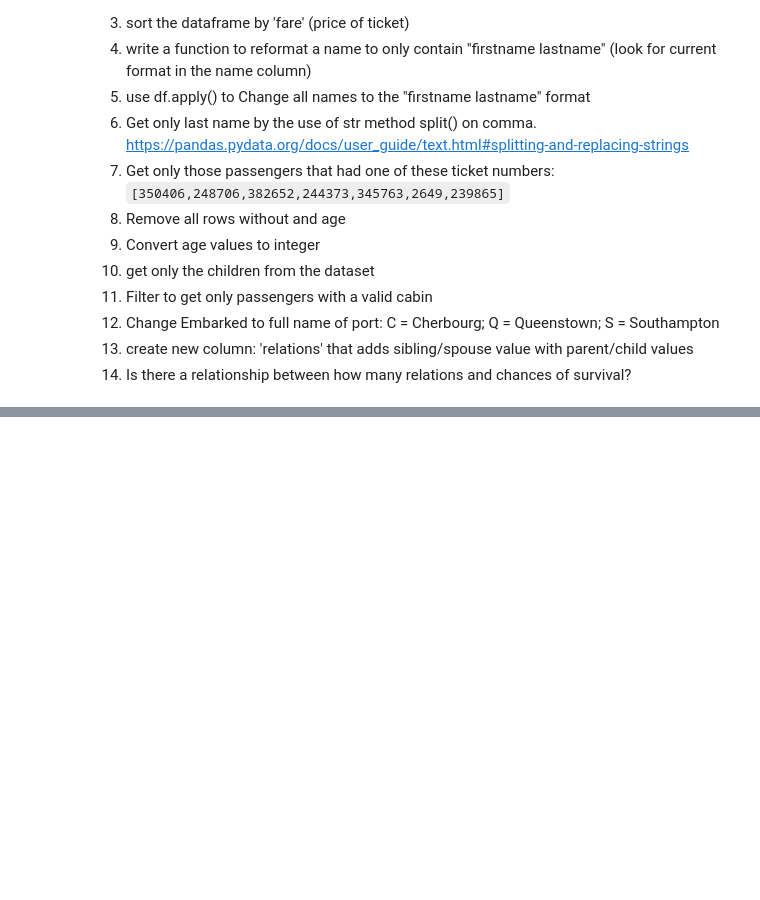
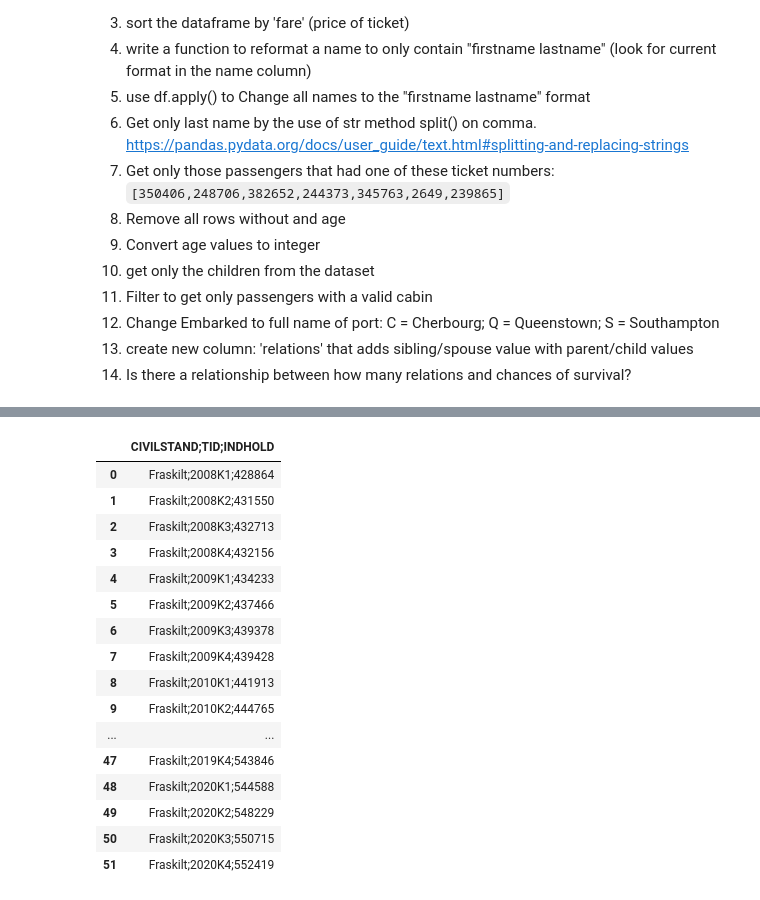
Before and after one commit to ErminDZ/my_notebooks, a Jupyter notebook: 05 Exe solution.ipynb, the cells around one changed output, grey strips where cells are left out. Saved outputs shown, nothing was run; the diff lists cells and outputs as text; code cells hidden in the pictures; blank space fills up the shorter version.

```diff
--- a/05 Exe solution.ipynb
+++ b/05 Exe solution.ipynb
@@ -150,0 +171,25 @@ test()
+# %%
+import pandas as pd
+url = 'https://api.statbank.dk/v1/data/FOLK1A/CSV?delimiter=Semicolon&CIVILSTAND=F&Tid=%3E%3D2008K1%3C%3D2020K4'
+dst = pd.read_csv(url)
+dst.to_csv('dk-stat-all-tables.csv', encoding='utf-8', index=False)
+
+dst[:]
+# %% [output]
+|  | CIVILSTAND;TID;INDHOLD |
+| 0 | Fraskilt;2008K1;428864 |
+| 1 | Fraskilt;2008K2;431550 |
+| 2 | Fraskilt;2008K3;432713 |
+| 3 | Fraskilt;2008K4;432156 |
+| 4 | Fraskilt;2009K1;434233 |
+| 5 | Fraskilt;2009K2;437466 |
+| 6 | Fraskilt;2009K3;439378 |
+| 7 | Fraskilt;2009K4;439428 |
+| 8 | Fraskilt;2010K1;441913 |
+| 9 | Fraskilt;2010K2;444765 |
+| ... | ... |
+| 47 | Fraskilt;2019K4;543846 |
+| 48 | Fraskilt;2020K1;544588 |
+| 49 | Fraskilt;2020K2;548229 |
+| 50 | Fraskilt;2020K3;550715 |
+| 51 | Fraskilt;2020K4;552419 |
```
Also changed, not shown: parts of 5 cells of this notebook, 1 other file.
